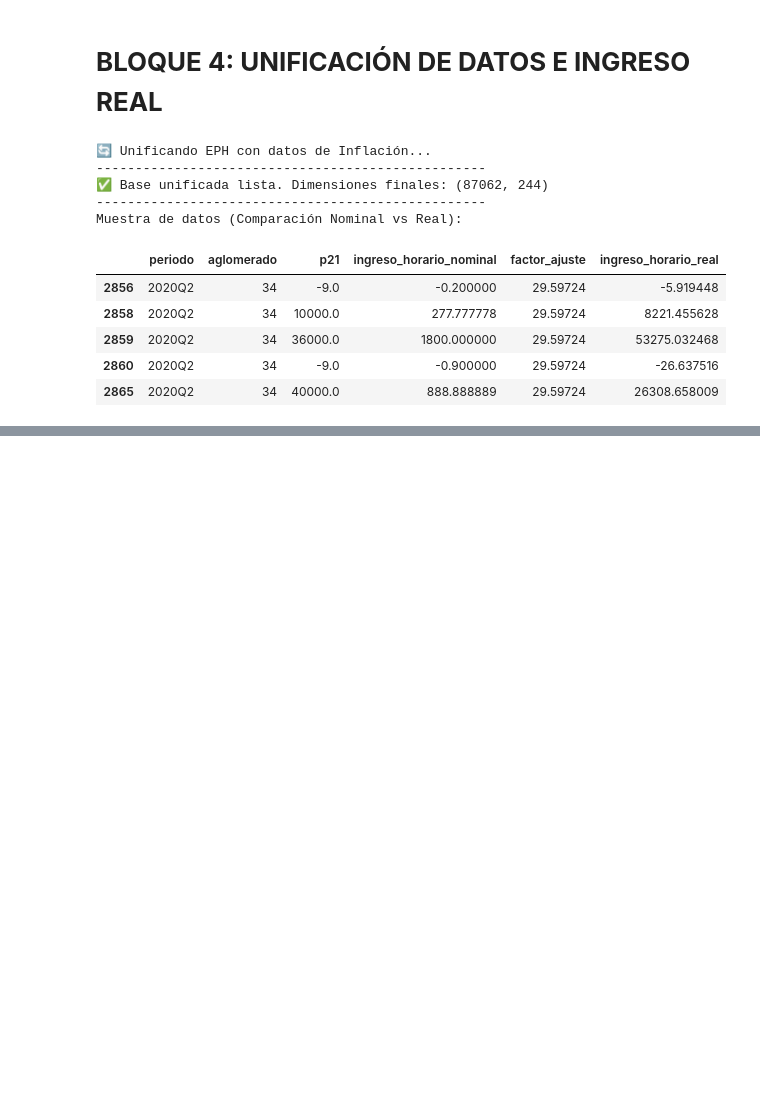
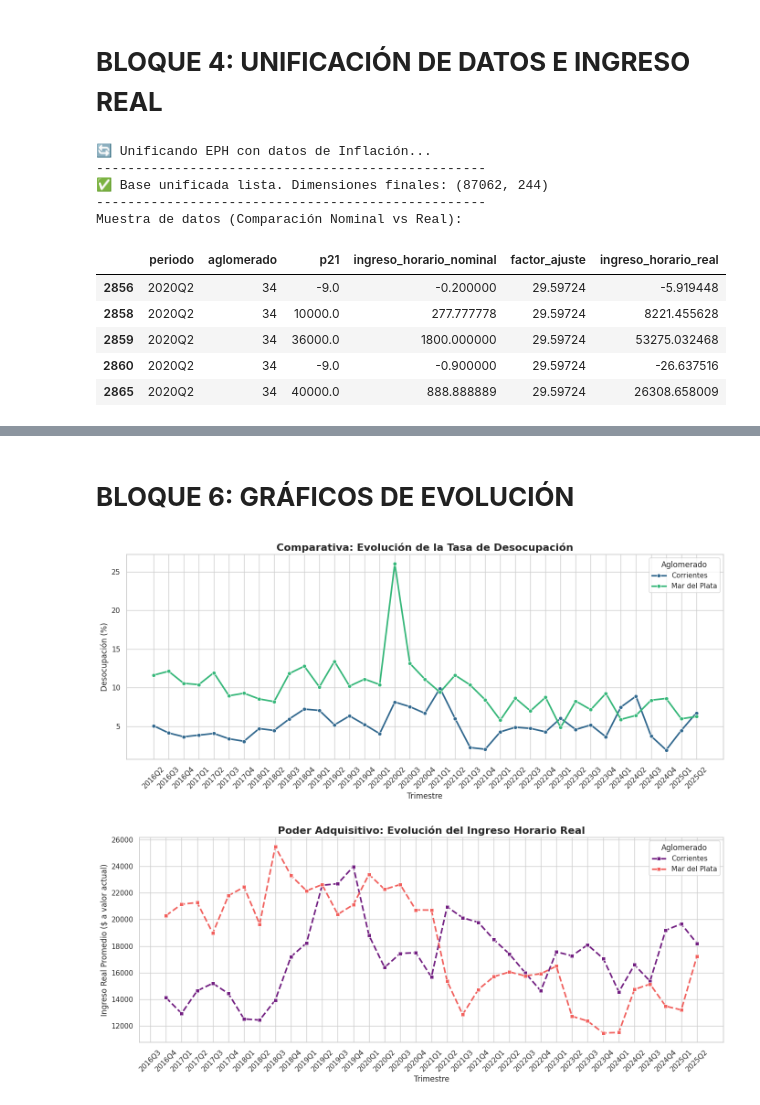
Before and after one commit to FacuIbrra1/TP-FINAL-INTRO, a Jupyter notebook: TP FINAL PRUEBA.ipynb, the cells around one changed output, grey strips where cells are left out. Drawn from its saved outputs; the diff is of its cells as text; code cells hidden in the pictures; blank space fills up the shorter version.

```diff
--- a/TP FINAL PRUEBA.ipynb
+++ b/TP FINAL PRUEBA.ipynb
@@ -248,0 +328,76 @@ Muestra de datos (Comparación Nominal vs Real):
+# %% [markdown]
+# **BLOQUE 6: GRÁFICOS DE EVOLUCIÓN**
+# %%
+# --- BLOQUE 6: GRÁFICOS DE EVOLUCIÓN ---
+
+def generar_graficos_comparativos(df_tasas_in, df_ingresos_in):
+    import matplotlib.pyplot as plt
+    import seaborn as sns
+
+    # Configuración estética
+    sns.set_theme(style="whitegrid", context="notebook")
+
+    # Diccionario para que en el gráfico salgan los nombres y no los códigos
+    nombres_aglo = {34: 'Mar del Plata', 12: 'Corrientes'}
+
+    # Mapeamos los nombres en el DataFrame de Tasas
+    df_tasas_in = df_tasas_in.copy()
+    df_tasas_in['Ciudad'] = df_tasas_in['aglomerado'].map(nombres_aglo)
+
+    # --- GRÁFICO 1: EVOLUCIÓN DE LA DESOCUPACIÓN ---
+    plt.figure(figsize=(14, 6))
+
+    sns.lineplot(
+        data=df_tasas_in,
+        x='periodo',
+        y='tasa_desocupacion',
+        hue='Ciudad',
+        marker='o',
+        palette='viridis', # Paleta de colores profesional
+        linewidth=2.5
+    )
+
+    plt.title('Comparativa: Evolución de la Tasa de Desocupación', fontsize=16, fontweight='bold')
+    plt.ylabel('Desocupación (%)')
+    plt.xlabel('Trimestre')
+    plt.xticks(rotation=45) # Rotamos las fechas para que se lean bien
+    plt.legend(title='Aglomerado')
+    plt.tight_layout()
+    plt.show()
+
+    # --- GRÁFICO 2: EVOLUCIÓN DEL INGRESO REAL ---
+    # Primero calculamos el promedio de ingreso real por periodo y ciudad
+    ingresos_agg = df_ingresos_in.groupby(['periodo', 'aglomerado'])['ingreso_horario_real'].mean().reset_index()
+    ingresos_agg['Ciudad'] = ingresos_agg['aglomerado'].map(nombres_aglo)
+
+    # Ordenamos para el gráfico
+    ingresos_agg['anio'] = ingresos_agg['periodo'].str[:4]
+    ingresos_agg['q'] = ingresos_agg['periodo'].str[-1]
+    ingresos_agg = ingresos_agg.sort_values(['anio', 'q'])
+
+    plt.figure(figsize=(14, 6))
+    sns.lineplot(
+        data=ingresos_agg,
+        x='periodo',
+        y='ingreso_horario_real',
+        hue='Ciudad',
+        marker='s',
+        palette='magma',
+        linestyle='--',
+        linewidth=2.5
+    )
+
+    plt.title('Poder Adquisitivo: Evolución del Ingreso Horario Real', fontsize=16, fontweight='bold')
+    plt.ylabel('Ingreso Real Promedio ($ a valor actual)')
+    plt.xlabel('Trimestre')
+    plt.xticks(rotation=45)
+    plt.legend(title='Aglomerado')
+    plt.tight_layout()
+    plt.show()
+
+# Ejecutamos los gráficos
+if 'df_tasas' in globals() and 'df_trabajo' in globals():
+    generar_graficos_comparativos(df_tasas, df_trabajo)
+# %% [output]
+[figure, added]
+[figure, added]
```
Also changed, not shown: parts of 2 cells of this notebook.
